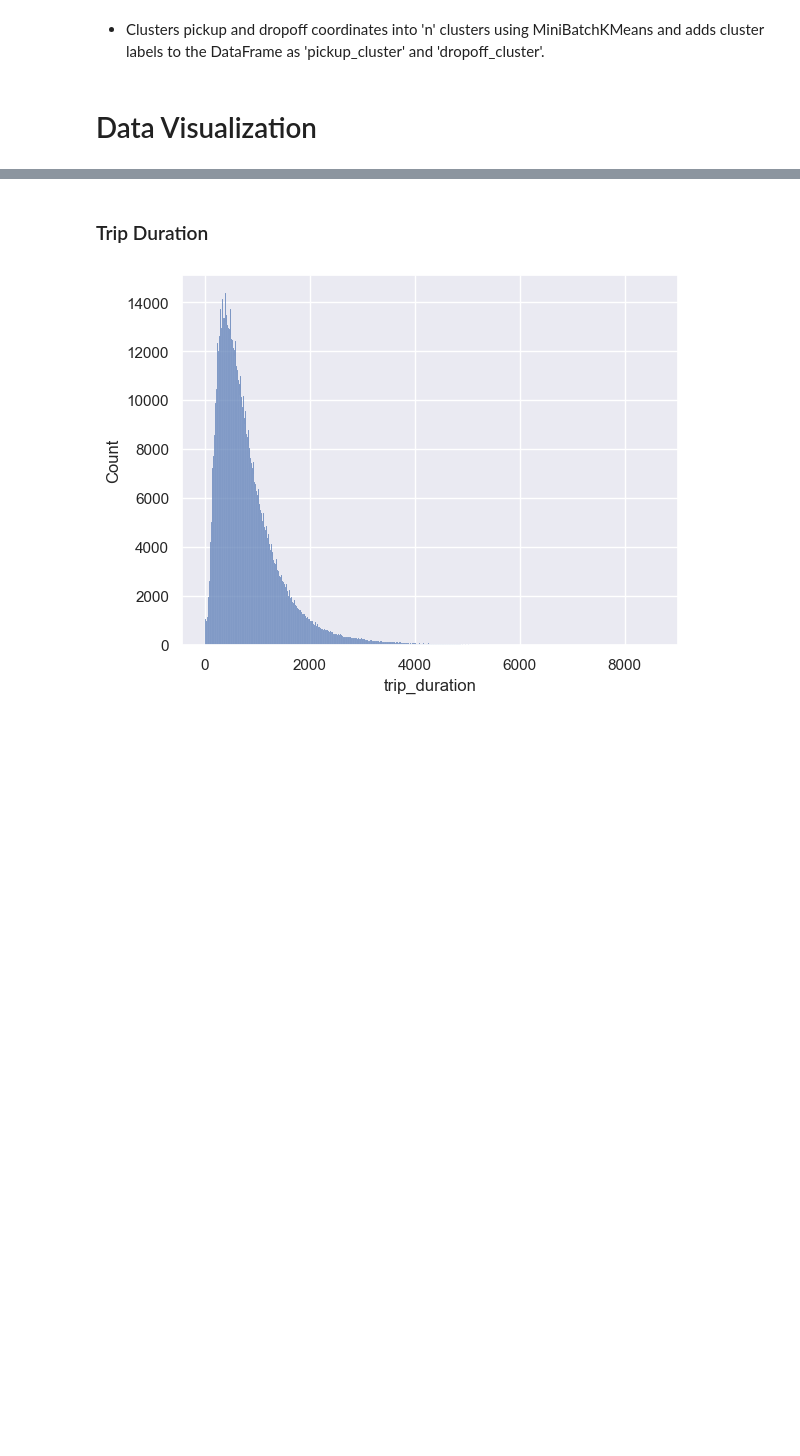
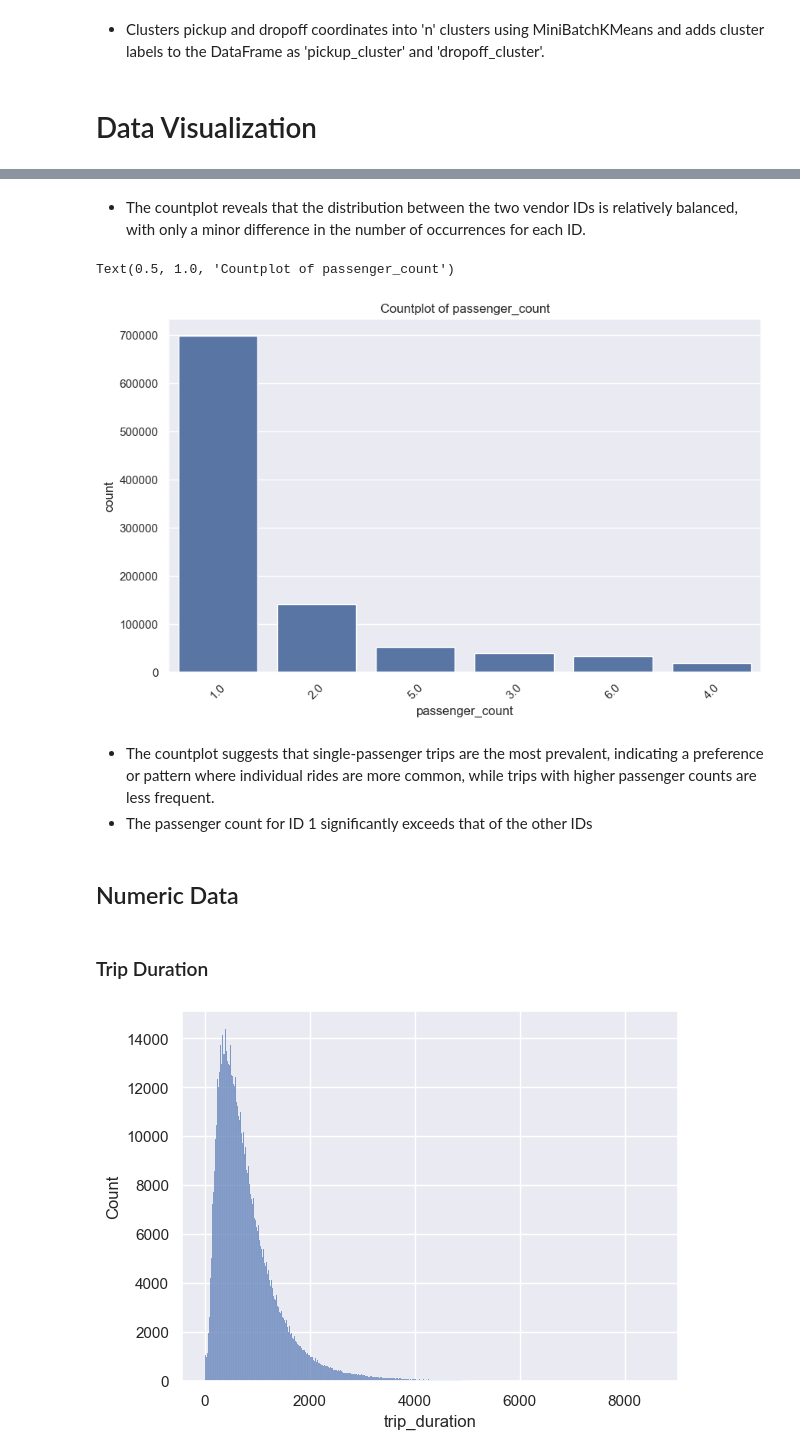
Before and after one commit to youssefibrahim258/Taxi-Trip-Duration, a Jupyter notebook: Trip Duration EDA.ipynb, the cells around one changed output, grey strips where cells are left out. Drawn from its saved outputs; the diff is of its cells as text; code cells hidden in the pictures; blank space fills up the shorter version.

Commit message:
New York City Taxi Trip Duration EDA

```diff
--- a/Trip Duration EDA.ipynb
+++ b/Trip Duration EDA.ipynb
@@ -273,3 +290,19 @@ test['dropoff_cluster'] = kmeans.predict(test[['dropoff_latitude', 'dropoff_long
+# %% [markdown]
+- The countplot reveals that the distribution between the two vendor IDs is relatively balanced, with only a minor difference in the number of occurrences for each ID.
+# %%
+# visualize 'passenger_count'
+plt.figure(figsize=(10,6))
+sns.countplot(data=train,x=train.passenger_count,order=train.passenger_count.value_counts().index)
+plt.xticks(rotation=45)
+plt.title("Countplot of passenger_count")
+# %% [output]
+Text(0.5, 1.0, 'Countplot of passenger_count')
+[figure, added]
+# %% [markdown]
+- The countplot suggests that single-passenger trips are the most prevalent, indicating a preference or pattern where individual rides are more common, while trips with higher passenger counts are less frequent.
+- The passenger count for ID 1 significantly exceeds that of the other IDs
+# %% [markdown]
+## Numeric Data
 # %% [markdown]
 ### Trip Duration
 # %%
```
Also changed, not shown: parts of 4 cells of this notebook.
